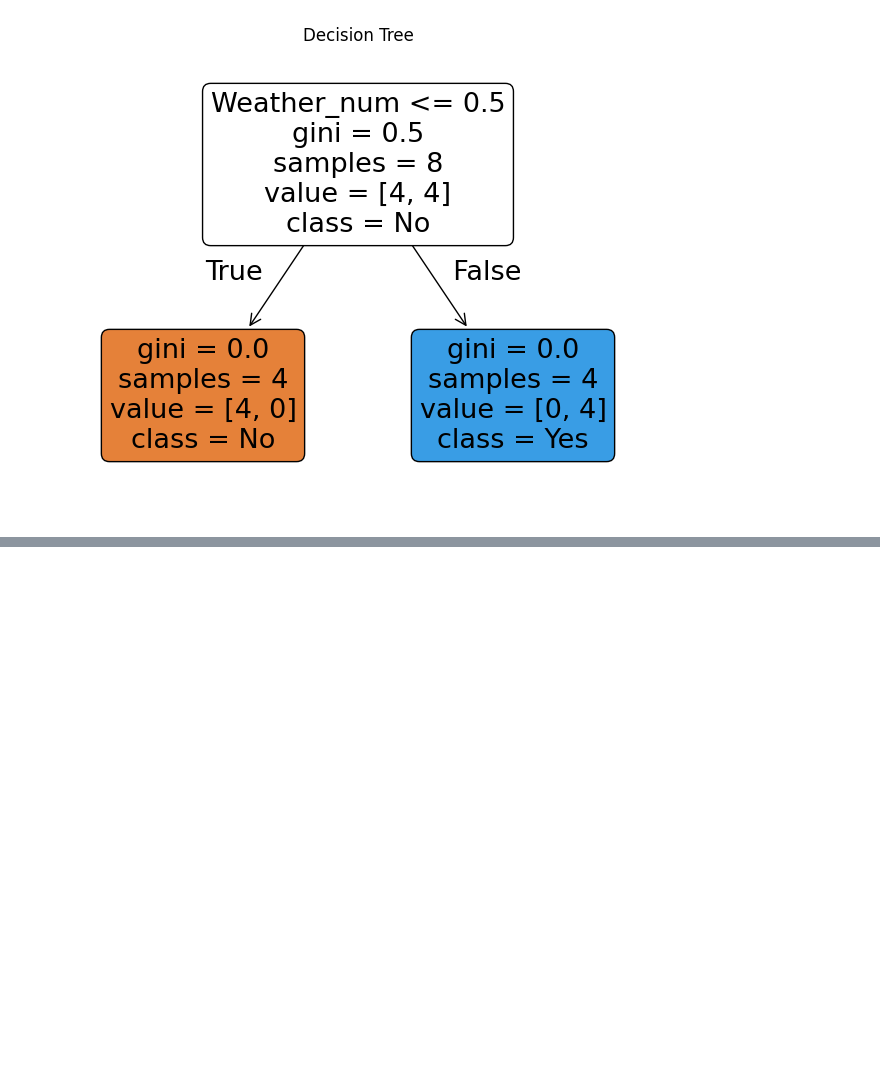
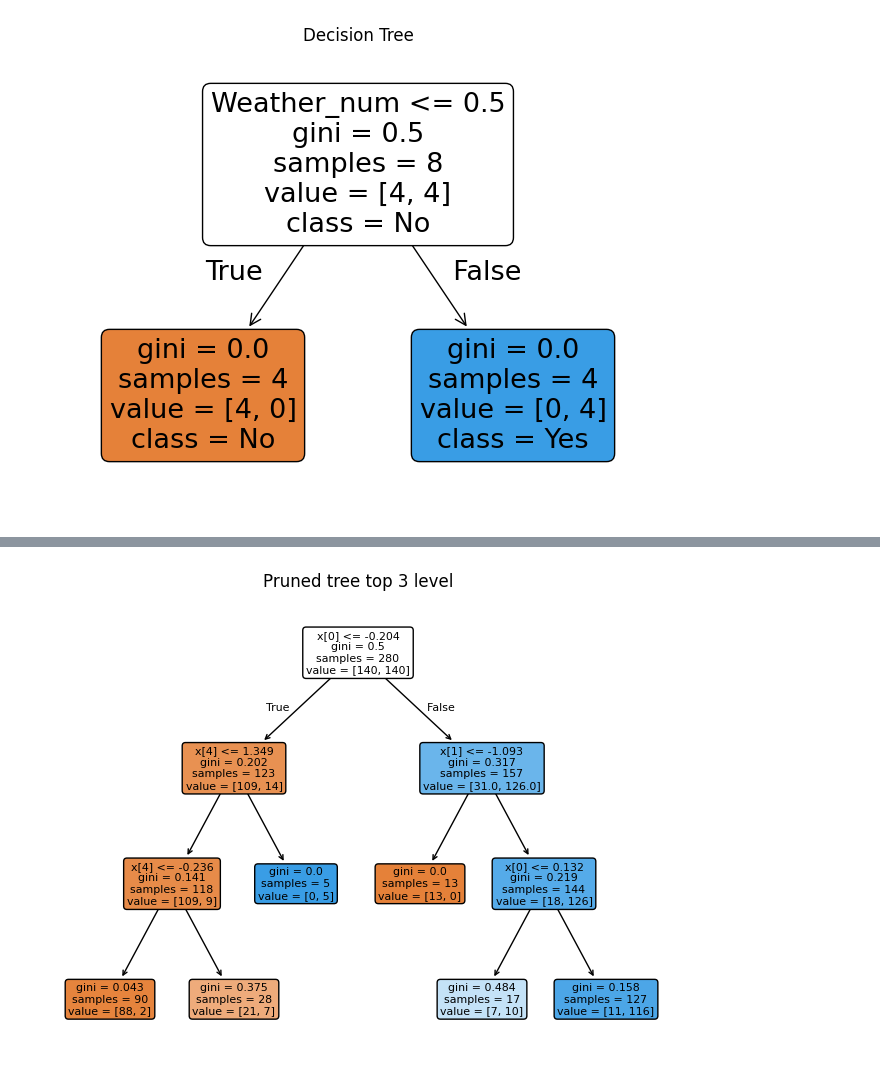
Before and after one commit to mostafizcse007/Machine-Learning, a Jupyter notebook: Week 3/Decision_Tree_basic.ipynb, the cells around one changed output, grey strips where cells are left out. Cells and saved outputs as stored; diff of their text form; code cells hidden in the pictures; blank space fills up the shorter version.

```diff
--- a/Week 3/Decision_Tree_basic.ipynb
+++ b/Week 3/Decision_Tree_basic.ipynb
@@ -59,0 +140,7 @@ plt.show()
+# %%
+plt.figure(figsize=(8,6))
+plot_tree(pruned_tree,filled=True,rounded=True)
+plt.title('Pruned tree top 3 level')
+plt.show()
+# %% [output]
+[figure, added]
```
Also changed, not shown: parts of 6 cells of this notebook.
